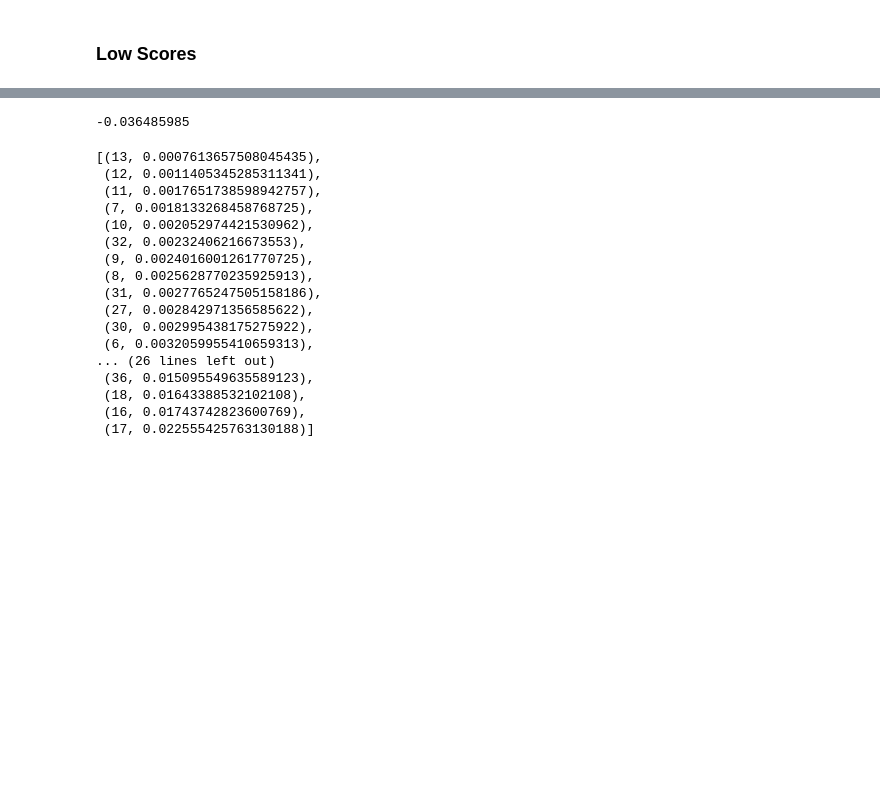
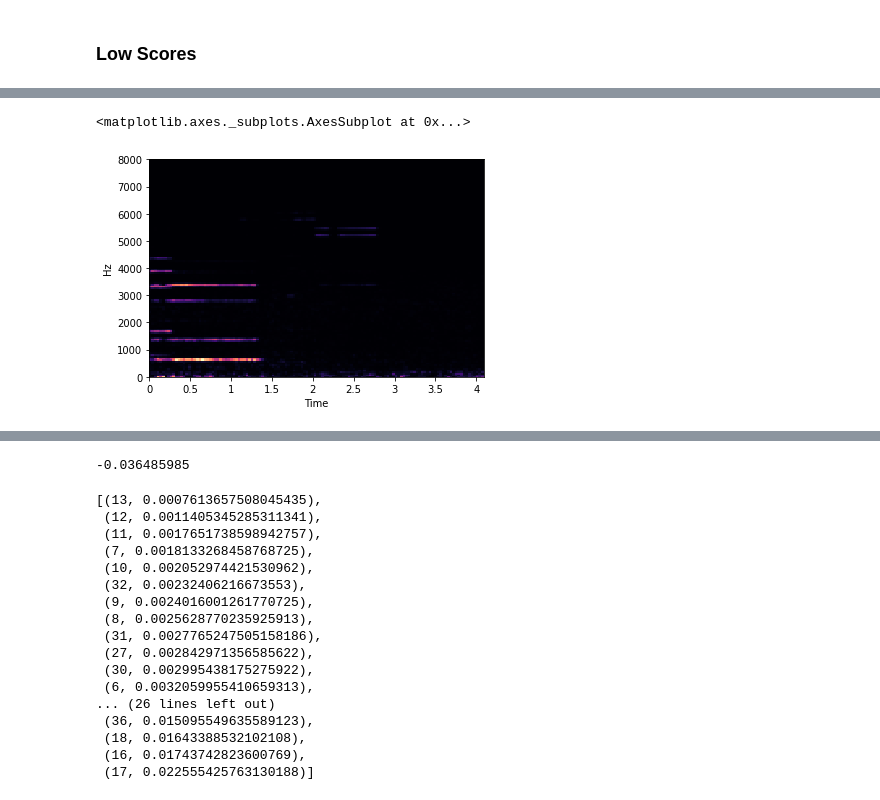
Before and after one commit to pgigioli/music_ml, a Jupyter notebook: sampler.ipynb, the cells around one changed output, grey strips where cells are left out. Saved outputs shown, nothing was run; the diff lists cells and outputs as text; code cells hidden in the pictures; blank space fills up the shorter version.

```diff
--- a/sampler.ipynb
+++ b/sampler.ipynb
@@ -190,3 +236,8 @@ IPython.display.Audio(scored_samples[8][1].sample, rate=16000)
 IPython.display.Audio(scored_samples[-1][1].sample, rate=16000)
 # %% [output]
 [interactive output not drawn]
+# %%
+librosa.display.specshow(scored_samples[-1][1].mel, sr=16000, x_axis='time', y_axis='hz')
+# %% [output]
+<matplotlib.axes._subplots.AxesSubplot at 0x...>
+[figure, added]
```
Also changed, not shown: parts of 25 cells of this notebook, 4 other files.
